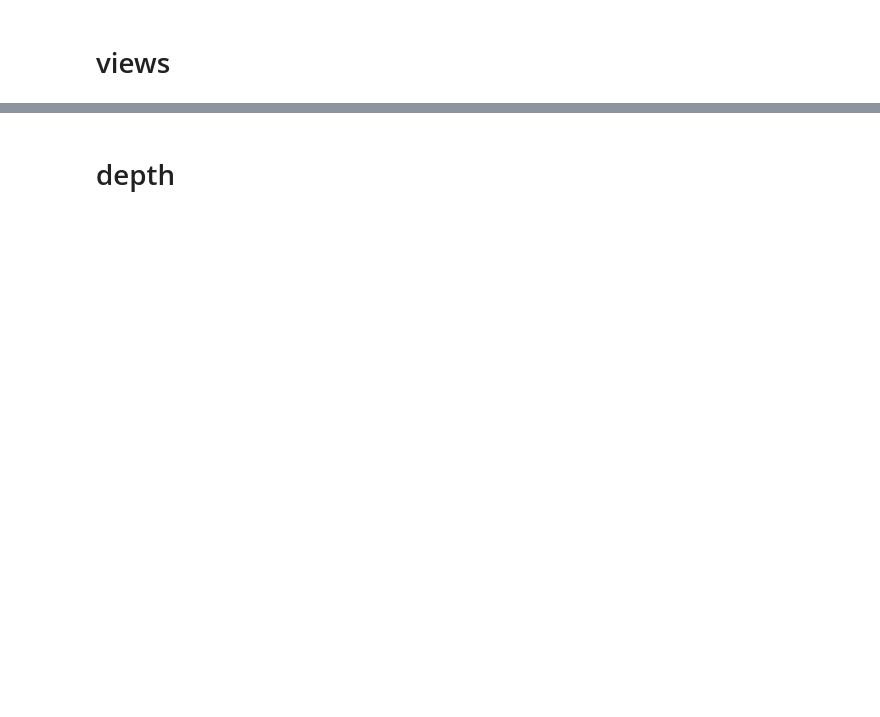
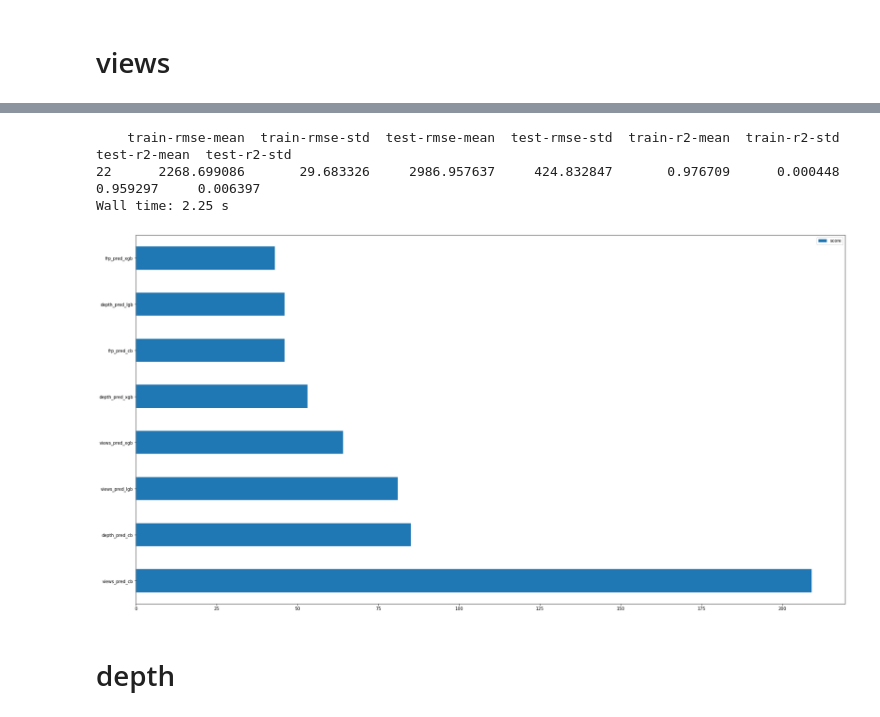
Before and after one commit to v010ch/hackai_moscow_22_top_news, a Jupyter notebook: 999step_concat_submits.ipynb, the cells around one changed output, grey strips where cells are left out. Saved outputs shown, nothing was run; the diff lists cells and outputs as text; code cells hidden in the pictures; blank space fills up the shorter version.

```diff
--- a/999step_concat_submits.ipynb
+++ b/999step_concat_submits.ipynb
@@ -233,3 +269,14 @@ plot_importance(xgb_model_views, 30, 'weight')
+# %%
+%%time
+model_views_end = get_model(train[train.distrib_brdr == 0], xgb_params_views, 'views')
+# %% [output]
+    train-rmse-mean  train-rmse-std  test-rmse-mean  test-rmse-std  train-r2-mean  train-r2-std  test-r2-mean  test-r2-std
+22      2268.699086       29.683326     2986.957637     424.832847       0.976709      0.000448      0.959297     0.006397
+Wall time: 2.25 s
+# %%
+plot_importance(model_views_end, 8, 'weight')
+# %% [output]
+[figure, added]
 # %% [markdown]
 # depth
 # %%
```
Also changed, not shown: parts of 73 cells of this notebook, 15 other files.
